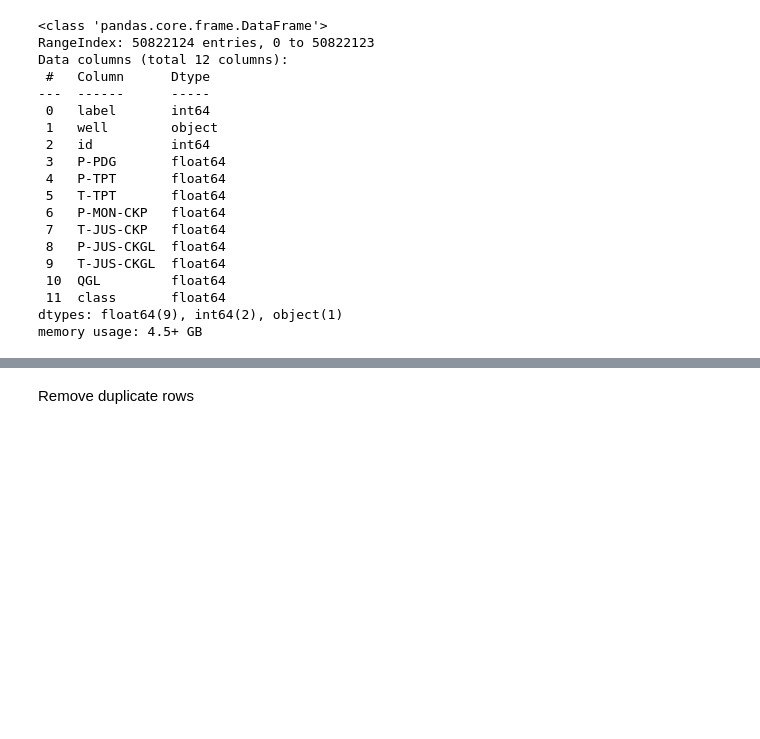
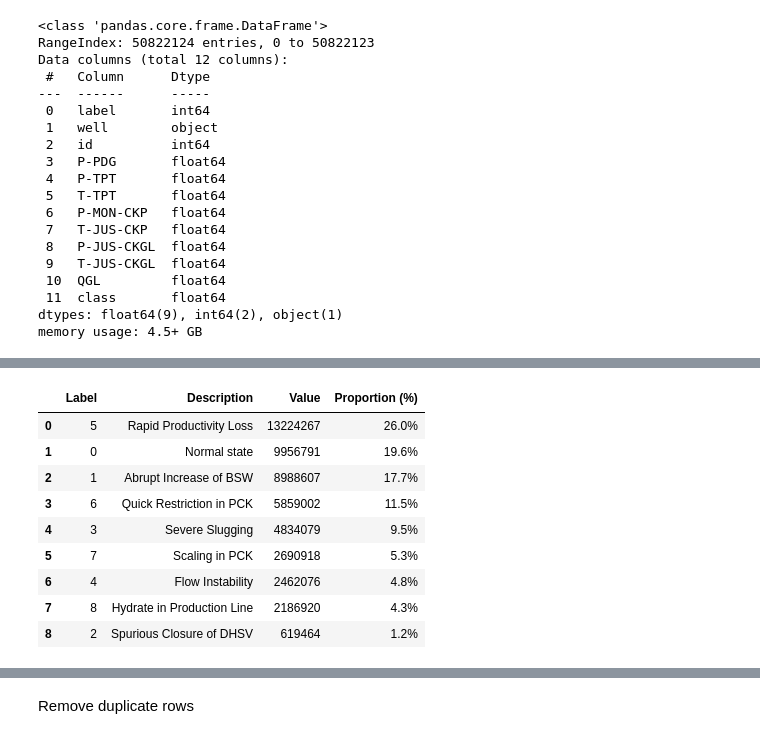
Before and after one commit to RealDyllon/3W-Petrobras, a Jupyter notebook: overviews/_baseline/Explore_dataset.ipynb, the cells around one changed output, grey strips where cells are left out. Saved outputs shown, nothing was run; the diff lists cells and outputs as text; code cells hidden in the pictures; blank space fills up the shorter version.

```diff
--- a/overviews/_baseline/Explore_dataset.ipynb
+++ b/overviews/_baseline/Explore_dataset.ipynb
@@ -117,0 +116,36 @@ To be completed
+# %%
+label_counts = df['label'].value_counts()
+
+# dictionary that maps labels to descriptions
+label_descriptions = {
+    0: 'Normal state',
+    1: 'Abrupt Increase of BSW',
+    2: 'Spurious Closure of DHSV',
+    3: 'Severe Slugging',
+    4: 'Flow Instability',
+    5: 'Rapid Productivity Loss',
+    6: 'Quick Restriction in PCK',
+    7: 'Scaling in PCK',
+    8: 'Hydrate in Production Line'
+}
+
+data = []
+total_count = label_counts.sum()
+for label, count in label_counts.items():
+    description = label_descriptions[label]
+    proportion = '{:.1%}'.format(count / total_count)
+    data.append((label, description, count, proportion))
+
+df_table = pd.DataFrame(data, columns=['Label', 'Description', 'Value', 'Proportion (%)'])
+df_table
+# %% [output]
+|  | Label | Description | Value | Proportion (%) |
+| 0 | 5 | Rapid Productivity Loss | 13224267 | 26.0% |
+| 1 | 0 | Normal state | 9956791 | 19.6% |
+| 2 | 1 | Abrupt Increase of BSW | 8988607 | 17.7% |
+| 3 | 6 | Quick Restriction in PCK | 5859002 | 11.5% |
+| 4 | 3 | Severe Slugging | 4834079 | 9.5% |
+| 5 | 7 | Scaling in PCK | 2690918 | 5.3% |
+| 6 | 4 | Flow Instability | 2462076 | 4.8% |
+| 7 | 8 | Hydrate in Production Line | 2186920 | 4.3% |
+| 8 | 2 | Spurious Closure of DHSV | 619464 | 1.2% |
```
Also changed, not shown: parts of 13 cells of this notebook, 1 other file.
